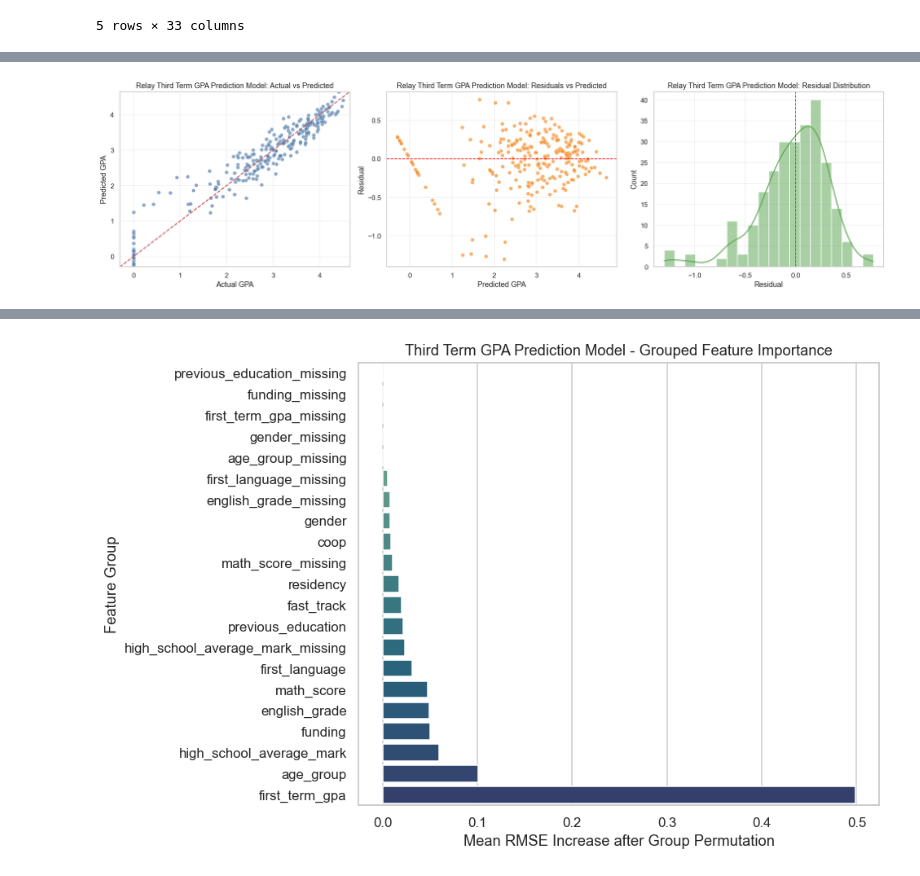
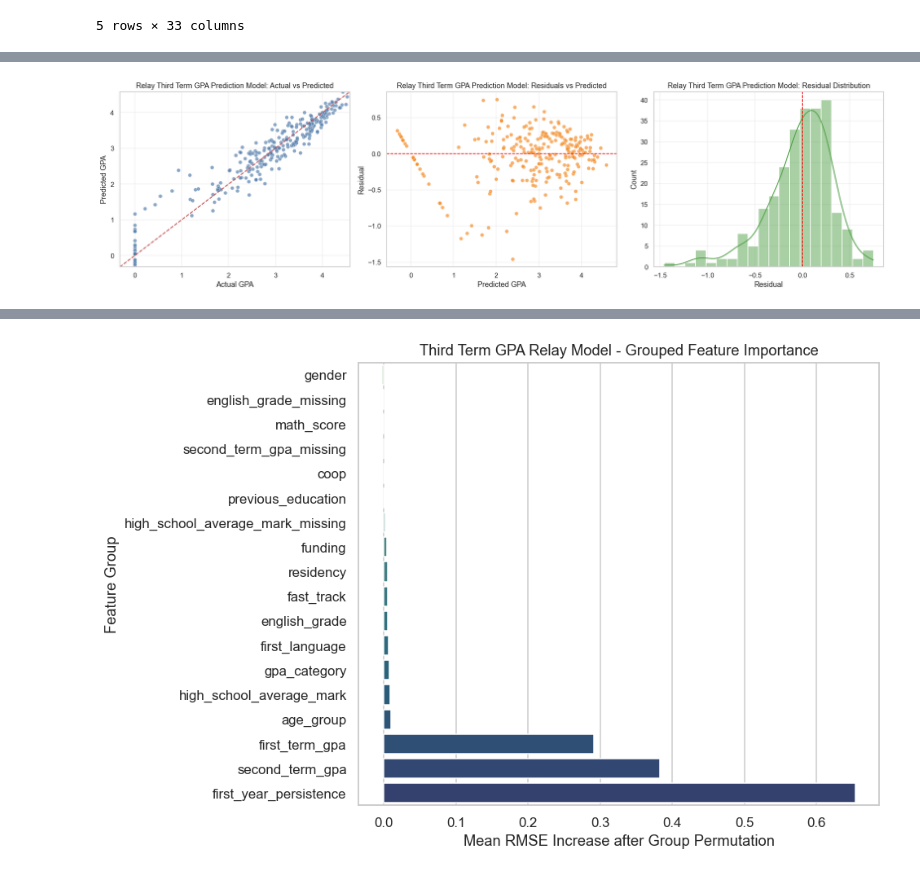
Before and after one commit to HaripriyaGounalan/student-success-predictor, a Jupyter notebook: second_term_gpa_regression/student_2nd_3rd_term_relay_best_overall.ipynb, the cells around one changed output, grey strips where cells are left out. Drawn from its saved outputs; the diff is of its cells as text; code cells hidden in the pictures.

Commit message:
updated the error in permutation importance function

```diff
--- a/second_term_gpa_regression/student_2nd_3rd_term_relay_best_overall.ipynb
+++ b/second_term_gpa_regression/student_2nd_3rd_term_relay_best_overall.ipynb
@@ -357,8 +357,10 @@ def plot_local_search_summary(local_search_results_df, top_n=8):
 def get_feature_groups(feature_columns):
     base_features = [
         'first_term_gpa',
+        'second_term_gpa',
         'high_school_average_mark',
         'math_score',
+        'first_year_persistence',
         'fast_track',
         'coop',
         'residency',
@@ -368,6 +370,7 @@ def get_feature_groups(feature_columns):
         'funding',
         'gender',
         'previous_education',
+        'gpa_category',
     ]
     grouped = {}
     assigned = set()
@@ -427,6 +430,18 @@ def compute_grouped_permutation_importance(model, X_df, y_scaled, scaler, n_repe
     return importance_df
 
 
+def compute_proxy_grouped_permutation_importance(model, X_df, y_scaled, scaler, n_repeats=3, random_state=42, verbose=0):
+    return compute_grouped_permutation_importance(
+        model,
+        X_df,
+        y_scaled,
+        scaler,
+        n_repeats=n_repeats,
+        random_state=random_state,
+        verbose=verbose,
+    )
+
+
 def plot_grouped_feature_importance(importance_df, title='Grouped Feature Importance'):
     plt.figure(figsize=(9, 6))
     sns.barplot(
@@ -1598,10 +1614,10 @@ X_new_val = cleaner_2.transform(X_new_val)
 X_new_test = cleaner_2.transform(X_new_test)
 
 # Target standardization
-scaler = MinMaxScaler()
-y_new_train = scaler.fit_transform(y_new_train.values.reshape(-1, 1)).flatten()
-y_new_val = scaler.transform(y_new_val.values.reshape(-1, 1)).flatten()
-y_new_test = scaler.transform(y_new_test.values.reshape(-1, 1)).flatten()
+scaler_2 = MinMaxScaler()
+y_new_train = scaler_2.fit_transform(y_new_train.values.reshape(-1, 1)).flatten()
+y_new_val = scaler_2.transform(y_new_val.values.reshape(-1, 1)).flatten()
+y_new_test = scaler_2.transform(y_new_test.values.reshape(-1, 1)).flatten()
 # %%
 import joblib
 
@@ -1741,4 +1757,4 @@ Relay Test R² (Scaled y):     0.9161
 # %%
 plot_prediction_diagnostics(relay_test_df, title_prefix='Relay Third Term GPA Prediction Model')
 # %% [output]
-[figure, old version]
+[figure, new version]
@@ -1745,17 +1764,17 @@ plot_prediction_diagnostics(relay_test_df, title_prefix='Relay Third Term GPA Pr
 # %%
-grouped_importance_df = compute_grouped_permutation_importance(
-    baseline_model,
-    X_test,
-    y_test,
-    scaler,
+proxy_grouped_importance_df = compute_proxy_grouped_permutation_importance(
+    relay_baseline_model,
+    X_new_test,
+    y_new_test,
+    scaler_2,
     n_repeats=3,
     random_state=42,
 )
 
-display(grouped_importance_df)
+display(proxy_grouped_importance_df)
 plot_grouped_feature_importance(
-    grouped_importance_df,
-    title=f'Third Term GPA Prediction Model - Grouped Feature Importance',
+    proxy_grouped_importance_df,
+    title='Third Term GPA Relay Model - Grouped Feature Importance',
 )
 # %% [output]
 |  | Feature Group | RMSE Increase (Mean) | RMSE Increase (Std) | R² Drop (Mean) | Grouped Columns |
@@ -1778 +1797 @@ plot_grouped_feature_importance(
-[figure, old version]
+[figure, new version]
```
Also changed, not shown: parts of 9 cells of this notebook, 1 other file.
